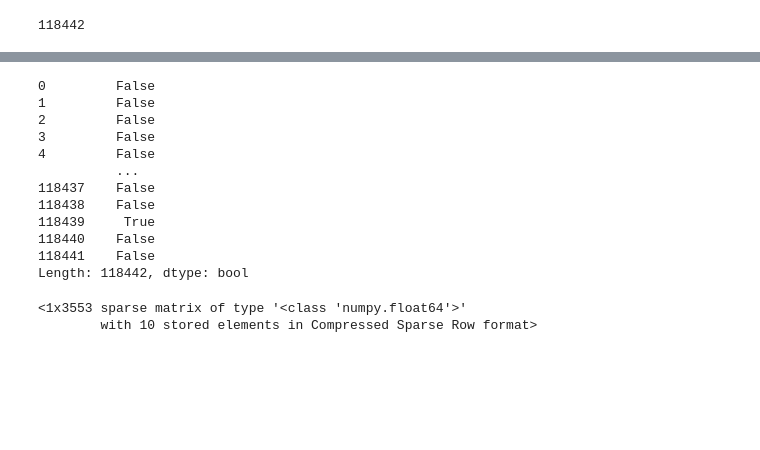
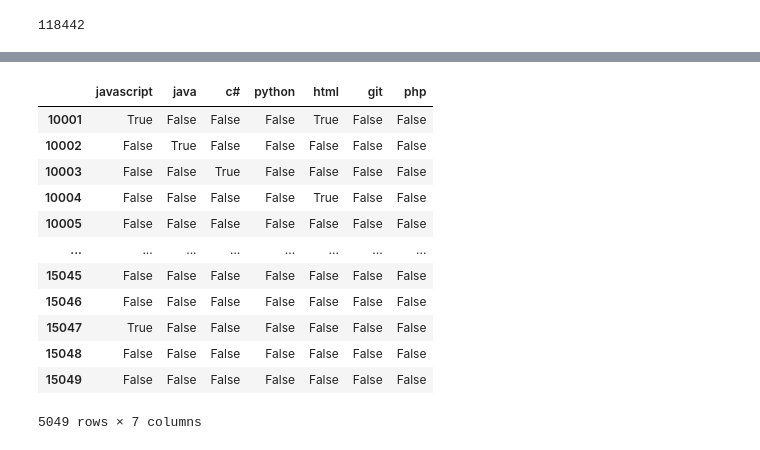
Before and after one commit to DomWch/OpenClassRooms-NLP-P5, a Jupyter notebook: p5-nlp-tfidf-onevsrest.ipynb, the cells around one changed output, grey strips where cells are left out. Saved outputs shown, nothing was run; the diff lists cells and outputs as text; code cells hidden in the pictures; blank space fills up the shorter version.

Commit message:
Kaggle Notebook | p5-nlp-Tfidf-OneVsRest | Version 8

```diff
--- a/p5-nlp-tfidf-onevsrest.ipynb
+++ b/p5-nlp-tfidf-onevsrest.ipynb
@@ -37,7 +39,9 @@ import jupyter_black  # pip install jupyter-black jupyter
 jupyter_black.load()
 # ??jupyter_black.load #show config
 # %%
-df = pd.read_csv("/kaggle/input/p5-nlp/stackoverflowCleaned.csv", index_col=0)
+df = pd.read_csv(
+    "/kaggle/input/p5-nlp/stackoverflowCleaned.csv", index_col=0, low_memory=False
+)
 df.info()
 # %% [output]
 <class 'pandas.core.frame.DataFrame'>
@@ -146,16 +159,21 @@ df.shape[0]
 # %%
+df["Token"] = df["Title_clean"].fillna("") + df["Body_clean"].fillna("")
 LONG = False
-for min_df in [0.01, 0.05, 0.005, 0.0005, 0.00001] if LONG else [0.0005]:
-    for max_df in [0.95, 0.995, 0.9995] if LONG else [0.9995]:
+for min_df in [0.01, 0.05, 0.005, 0.0005, 0.00001] if LONG else [0.00001]:
+    for max_df in [0.95, 0.995, 0.9995] if LONG else [0.995]:
         print(f"\n{'*'*30}\n for min_df:{min_df}; max_df:{max_df}")
         count_vectorizer = feature_extraction.text.CountVectorizer(
             min_df=min_df, max_df=max_df, max_features=None
         )
 
-        title_vectors = count_vectorizer.fit_transform(df["Title_clean"].fillna(""))
-        body_vectors = count_vectorizer.fit_transform(df["Body_clean"].fillna(""))
+        # title_vectors = count_vectorizer.fit_transform(df["Title_clean"].fillna(""))
+        # body_vectors = count_vectorizer.fit_transform(df["Body_clean"].fillna(""))
+        # print(
+        #    f"\ttokens unique:\n\t\t{title_vectors.shape[1]} dans title\n\t\t{body_vectors.shape[1]} dans body"
+        # )
+        token_vectors = count_vectorizer.fit_transform(df["Token"])
         print(
-            f"\ttokens unique:\n\t\t{title_vectors.shape[1]} dans title\n\t\t{body_vectors.shape[1]} dans body"
+            f"\ttokens unique:\n\t\t{token_vectors.shape[1]} dans title et body regroupé"
         )
 # %% [output]
 ******************************
@@ -203,24 +245,23 @@ matrix([[0., 0., 0., ..., 0., 0., 0.],
 # %%
 def tag_is_in(df: pd.DataFrame(), tag: str, nb_cols: int = 6):
     return eval("|".join(f'(df["{i}"] == "{tag}")' for i in range(0, nb_cols)))
 
+def tags_are_in(df: pd.DataFrame(), tags: list):
+    return pd.DataFrame({tag:tag_is_in(df,tag) for tag in tags})
 
-tag_is_in(df, "javascript")
+# tags_are_in(df, ["javascript","java"])
+tags_are_in(df[10001:15050], ["javascript","java","c#","python","html","git","php"])
 # %% [output]
+|  | javascript | java | c# | python | html | git | php |
+| 10001 | True | False | False | False | True | False | False |
+| 10002 | False | True | False | False | False | False | False |
+| 10003 | False | False | True | False | False | False | False |
+| 10004 | False | False | False | False | True | False | False |
+| 10005 | False | False | False | False | False | False | False |
+| ... | ... | ... | ... | ... | ... | ... | ... |
+| 15045 | False | False | False | False | False | False | False |
+| 15046 | False | False | False | False | False | False | False |
+| 15047 | True | False | False | False | False | False | False |
+| 15048 | False | False | False | False | False | False | False |
+| 15049 | False | False | False | False | False | False | False |
-0         False
-1         False
-2         False
-3         False
-4         False
-          ...
-118437    False
-118438    False
-118439     True
-118440    False
-118441    False
-Length: 118442, dtype: bool
+5049 rows × 7 columns
-# %%
-body_tfid[1000:1001]
-# %% [output]
-<1x3553 sparse matrix of type '<class 'numpy.float64'>'
-        with 10 stored elements in Compressed Sparse Row format>
```
Also changed, not shown: parts of 26 cells of this notebook.
